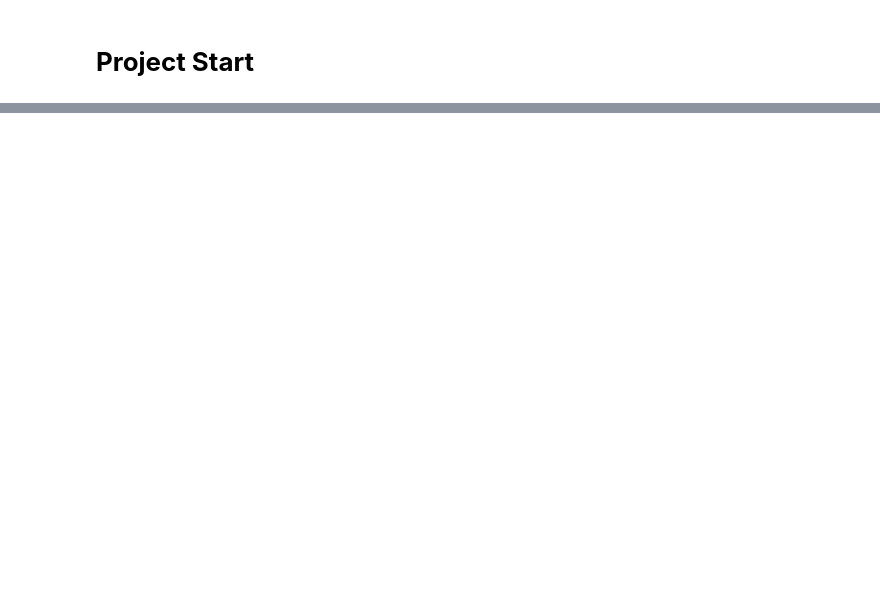
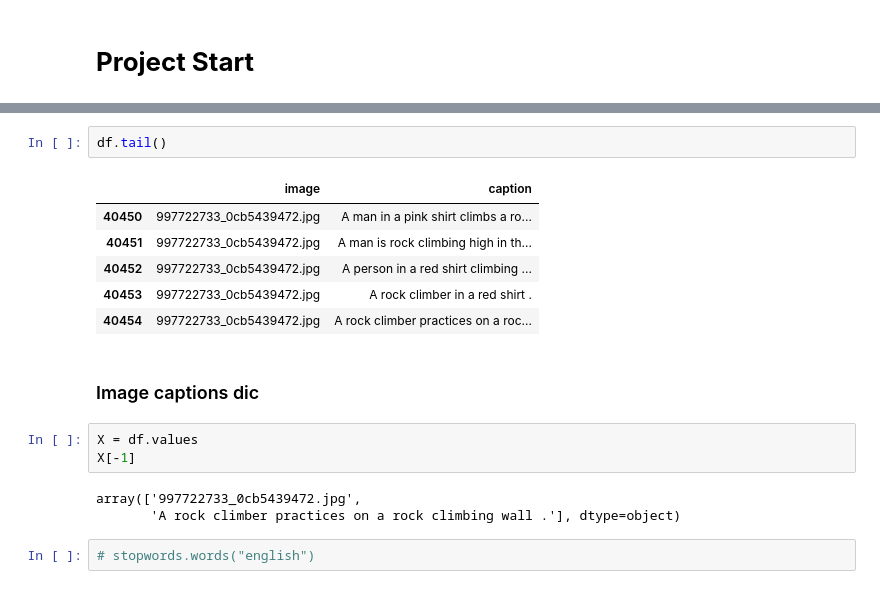
Before and after one commit to skagnihotri/image_captioning, a Jupyter notebook: IMG_CAPT.ipynb, the cells around one changed output, grey strips where cells are left out. Saved outputs shown, nothing was run; the diff lists cells and outputs as text; blank space fills up the shorter version.

```diff
--- a/IMG_CAPT.ipynb
+++ b/IMG_CAPT.ipynb
@@ -125,0 +74,19 @@ this is a good projext w
+# %%
+df.tail()
+# %% [output]
+|  | image | caption |
+| 40450 | 997722733_0cb5439472.jpg | A man in a pink shirt climbs a ro... |
+| 40451 | 997722733_0cb5439472.jpg | A man is rock climbing high in th... |
+| 40452 | 997722733_0cb5439472.jpg | A person in a red shirt climbing ... |
+| 40453 | 997722733_0cb5439472.jpg | A rock climber in a red shirt . |
+| 40454 | 997722733_0cb5439472.jpg | A rock climber practices on a roc... |
+# %% [markdown]
+### Image captions dic
+# %%
+X = df.values
+X[-1]
+# %% [output]
+array(['997722733_0cb5439472.jpg',
+       'A rock climber practices on a rock climbing wall .'], dtype=object)
+# %%
+# stopwords.words("english")
```
Also changed, not shown: parts of 34 cells of this notebook.
